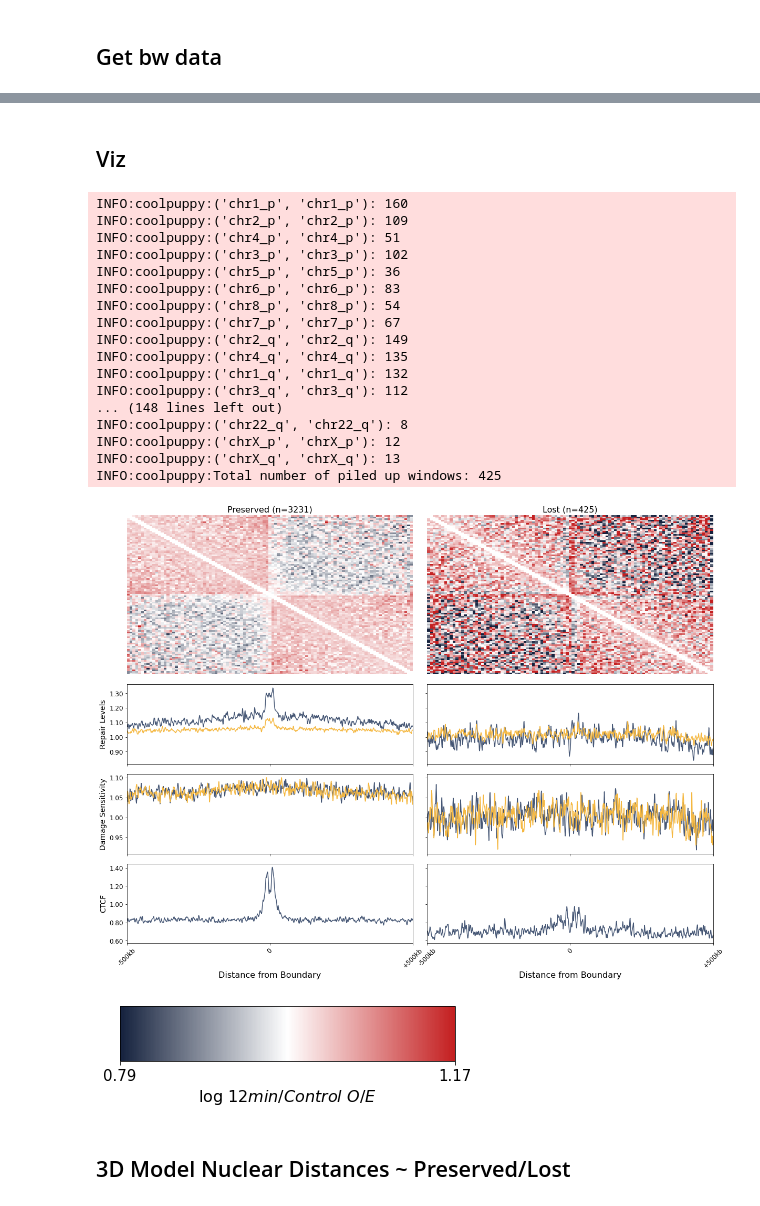
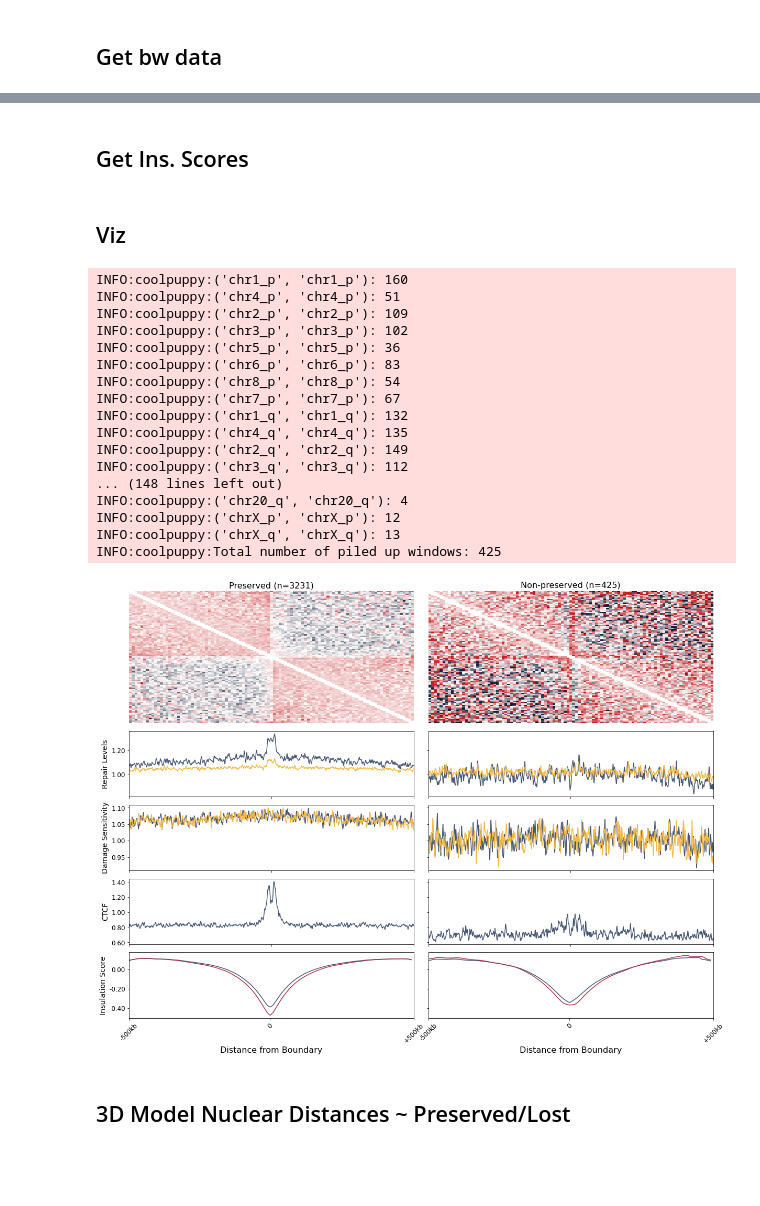
Before and after one commit to CompGenomeLab/uv-3d-ddr, a Jupyter notebook: 3d/boundaries/repair_boundaries.ipynb, the cells around one changed output, grey strips where cells are left out. Cells and saved outputs as stored; diff of their text form; code cells hidden in the pictures; blank space fills up the shorter version.

Commit message:
added ins scores

```diff
--- a/3d/boundaries/repair_boundaries.ipynb
+++ b/3d/boundaries/repair_boundaries.ipynb
@@ -58,3 +54,17 @@ Total #bins to process of Control: 3721
+# %%
+# if cached run this
+
+# run if cached already
+insulation_table_ = [pd.read_csv(f"/home/carlos/Desktop/manuscripts/notebooks/boundaries/insulation_df_{sample_name}_{windows[0]}.tsv", sep="\t") for sample_name in sample_names.keys()]
+import tad_common
+accepted_range = 1
+only_strong_base = True
+switch_df = tad_common.boundary_switch(
+    ins_df_list = insulation_table_,
+    sample_names = list(sample_names.keys()),
+    window = windows[0],
+    only_strong_base = only_strong_base,
+    accepted_range = accepted_range)
 # %%
 #test_comb =[('Control', '12min'),  ('12min', '30min'), ('30min', '60min')]
 test_comb =[('Control', '12min')]
@@ -251,3 +236,5 @@ stackups_preserved = prep_stackups(preserved_boundaries, nbins, flank)
 idx_lost = test_df.loc[(test_df['sample1'] == 'Control') & (test_df['sample2'] == '12min') & (test_df['case'].isin(['Lost']))].idx1
 lost_boundaries = bins.loc[idx_lost]
 stackups_lost = prep_stackups(lost_boundaries, nbins, flank)
+# %% [markdown]
+## Get Ins. Scores
@@ -279,19 +291,19 @@ pup_lost_ = [coolpup.pileup(
 pup_divide_lost_ = divide_pups(pup_lost_[1], pup_lost_[0])
 # %% [output]
 INFO:coolpuppy:('chr1_p', 'chr1_p'): 160
+INFO:coolpuppy:('chr4_p', 'chr4_p'): 51
 INFO:coolpuppy:('chr2_p', 'chr2_p'): 109
-INFO:coolpuppy:('chr4_p', 'chr4_p'): 51
 INFO:coolpuppy:('chr3_p', 'chr3_p'): 102
 INFO:coolpuppy:('chr5_p', 'chr5_p'): 36
 INFO:coolpuppy:('chr6_p', 'chr6_p'): 83
 INFO:coolpuppy:('chr8_p', 'chr8_p'): 54
 INFO:coolpuppy:('chr7_p', 'chr7_p'): 67
+INFO:coolpuppy:('chr1_q', 'chr1_q'): 132
+INFO:coolpuppy:('chr4_q', 'chr4_q'): 135
 INFO:coolpuppy:('chr2_q', 'chr2_q'): 149
-INFO:coolpuppy:('chr4_q', 'chr4_q'): 135
-INFO:coolpuppy:('chr1_q', 'chr1_q'): 132
 INFO:coolpuppy:('chr3_q', 'chr3_q'): 112
 ... (148 lines left out)
-INFO:coolpuppy:('chr22_q', 'chr22_q'): 8
+INFO:coolpuppy:('chr20_q', 'chr20_q'): 4
 INFO:coolpuppy:('chrX_p', 'chrX_p'): 12
 INFO:coolpuppy:('chrX_q', 'chrX_q'): 13
 INFO:coolpuppy:Total number of piled up windows: 425
@@ -367,10 +379,10 @@ from matplotlib.colors import LinearSegmentedColormap
 cmp = LinearSegmentedColormap.from_list("custom_cmp", ["#14213D", "white", "#C42021"], N=256)
 
 
-height_ratios = np.array([1, .5, .5, .5])
+height_ratios = np.array([1, .5, .5, .5, .5])
 width_ratios = np.array([1, 1])
 fig, ax = plt.subplots(
-    nrows=4,
+    nrows=5,
     ncols=2,
     sharex='row',
     sharey='row',
@@ -409,7 +421,7 @@ hm = sns.heatmap(
     cbar=False,
     xticklabels=False,
     yticklabels=False)
-hm.set_title(f'Lost (n={len(lost_boundaries)})', fontsize=16)
+hm.set_title(f'Non-preserved (n={len(lost_boundaries)})', fontsize=16)
 
 def plot_bw(bw_df, palette, ax=None, ylabel=None, armlabel=250, xlabel=False):
     l = sns.lineplot(data=bw_df, x='n', y='val', hue='name', ax=ax, legend=False, palette=palette)
@@ -421,38 +433,61 @@ def plot_bw(bw_df, palette, ax=None, ylabel=None, armlabel=250, xlabel=False):
     else:
         # remove xticks, xlabel
         l.set_xticklabels([])
         l.set_xlabel('')
     l.set_ylabel(ylabel, fontsize=14)
     yticks = [f"{i:.2f}" for i in l.get_yticks()]
     l.set_yticklabels(yticks)
     #increase tick size
     l.tick_params(axis='both', which='major', labelsize=12)
 
 
 plot_bw(bw_df_preserved_repair_eff, ax=ax[1,0], ylabel='Repair Levels', palette=['#465775', '#F5B841'], armlabel=flank//1000)
 plot_bw(bw_df_lost_repair_eff, ax=ax[1,1], ylabel='Repair Levels', palette=['#465775', '#F5B841'], armlabel=flank//1000)
 ax[1,0].margins(x=0)
 ax[1,1].margins(x=0)
 plot_bw(bw_df_preserved_ds, ax=ax[2,0], ylabel='Damage Sensitivity', palette=['#465775', '#F5B841'], armlabel=flank//1000)
 plot_bw(bw_df_lost_ds, ax=ax[2,1], ylabel='Damage Sensitivity', palette=['#465775', '#F5B841'], armlabel=flank//1000)
 ax[2,0].margins(x=0)
 ax[2,1].margins(x=0)
 #ax[2,0].set_yticks([1.0, 1.02, 1.04, 1.06])
 #ax[2,1].set_yticks([1.0, 1.02, 1.04, 1.06])
 
-plot_bw(bw_df_preserved_ctcf, ax=ax[3,0], ylabel='CTCF', palette=['#465775'], xlabel=True, armlabel=flank//1000)
-plot_bw(bw_df_lost_ctcf, ax=ax[3,1], ylabel='CTCF', palette=['#465775'], xlabel=True, armlabel=flank//1000)
+plot_bw(bw_df_preserved_ctcf, ax=ax[3,0], ylabel='CTCF', palette=['#465775'], armlabel=flank//1000)
+plot_bw(bw_df_lost_ctcf, ax=ax[3,1], ylabel='CTCF', palette=['#465775'], armlabel=flank//1000)
 ax[3,0].margins(x=0)
 ax[3,1].margins(x=0)
-for tick in ax[3,0].get_xticklabels():
+
+sns.lineplot(x= np.arange(-50, 51), y=ins_scores_preserved[0], ax=ax[4,0], color='#465775')
+sns.lineplot(x= np.arange(-50, 51), y=ins_scores_preserved[1], ax=ax[4,0], color='#A63446')
+sns.lineplot(x= np.arange(-50, 51), y=ins_scores_lost[0], ax=ax[4,1], color='#465775')
+sns.lineplot(x= np.arange(-50, 51), y=ins_scores_lost[1], ax=ax[4,1], color='#A63446')
+ax[4,0].margins(x=0)
+ax[4,1].margins(x=0)
+ax[4,0].set_ylabel("Insulation Score", fontsize=14)
+
+yticks = [f"{i:.2f}" for i in ax[4,0].get_yticks()]
+ax[4,0].set_yticklabels(yticks)
+ax[4,0].tick_params(axis='both', which='major', labelsize=12)
+ax[4,0].set_xticks([-50, 0, 51])
+ax[4,0].set_xticklabels([f"-{500}kb", 0, f"+{500}kb"])
+ax[4,0].set_xlabel('Distance from Boundary', fontsize=16)
+
+yticks = [f"{i:.2f}" for i in ax[4,1].get_yticks()]
+ax[4,1].set_yticklabels(yticks)
+ax[4,1].tick_params(axis='both', which='major', labelsize=12)
+ax[4,1].set_xticks([-50, 0, 51])
+ax[4,1].set_xticklabels([f"-{500}kb", 0, f"+{500}kb"])
+ax[4,1].set_xlabel('Distance from Boundary', fontsize=16)
+
+for tick in ax[4,0].get_xticklabels():
     tick.set_rotation(45)
-for tick in ax[3,1].get_xticklabels():
+for tick in ax[4,1].get_xticklabels():
     tick.set_rotation(45)
 
 fig.savefig(f"preserved_lost.svg", bbox_inches='tight')
 fig.savefig(f"preserved_lost.png", bbox_inches='tight', dpi=600)
 # %% [output]
-[figure, old version]
+[figure, new version]
 # %%
 import matplotlib.pyplot as plt
 import numpy as np
@@ -487,8 +522,6 @@ cbar.set_label(f'{log_str} {main_title}', fontsize=16)
 
 # Show the color bar
 plt.savefig(f"preserved_lost_colorbar.svg", bbox_inches='tight')
-# %% [output]
-[figure, removed]
 # %% [markdown]
 ## 3D Model Nuclear Distances ~ Preserved/Lost
 # %%
```
Also changed, not shown: parts of 8 cells of this notebook.
